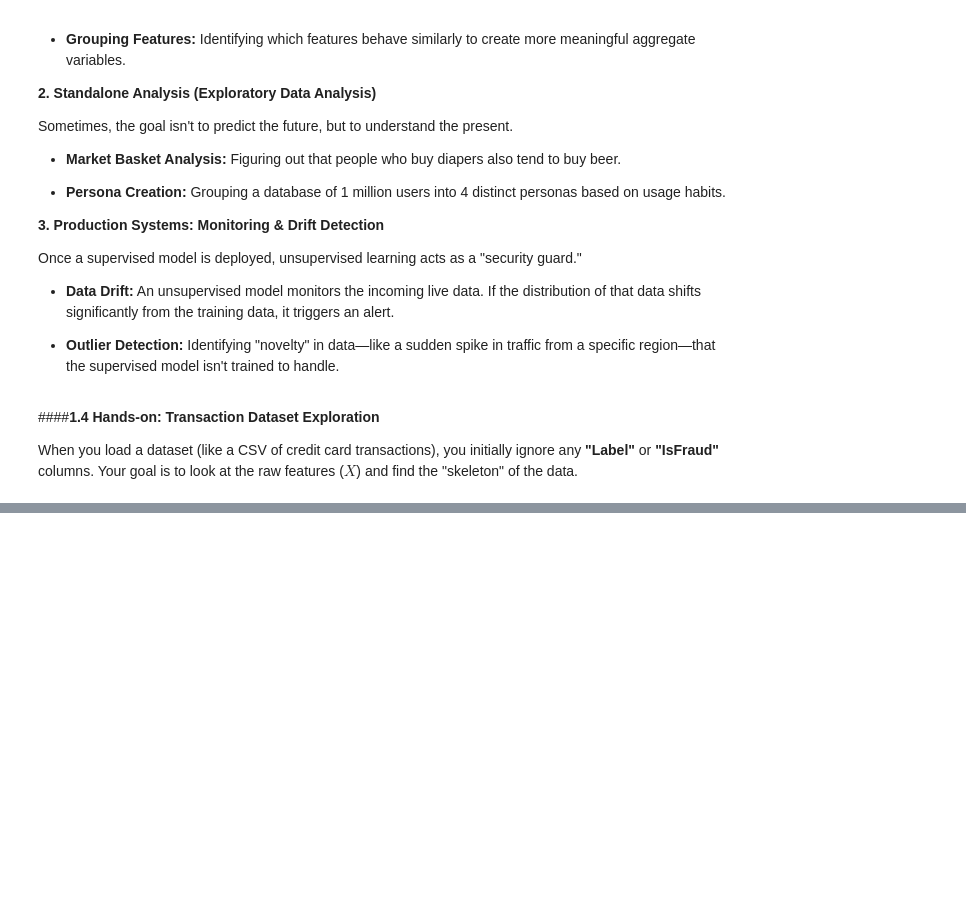
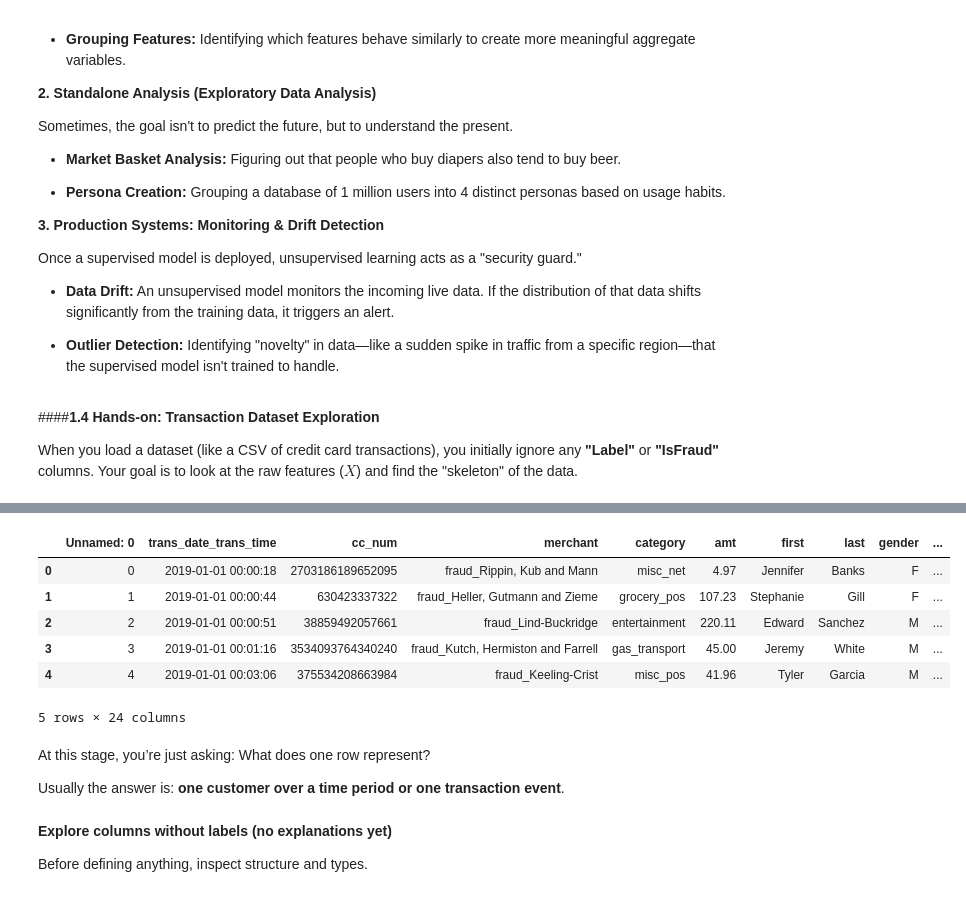
Before and after one commit to epythonlab2/AI_4_health, a Jupyter notebook: module_2_unsupervised_machine_learning.ipynb, the cells around one changed output, grey strips where cells are left out. Drawn from its saved outputs; the diff is of its cells as text; code cells hidden in the pictures; blank space fills up the shorter version.

```diff
--- a/module_2_unsupervised_machine_learning.ipynb
+++ b/module_2_unsupervised_machine_learning.ipynb
@@ -109,11 +109,11 @@ files.upload()
 !chmod 600 ~/.kaggle/kaggle.json
 
 # 3. Download and unzip the dataset
-!kaggle datasets download -d arjunbhasin2013/ccdata
-!unzip ccdata.zip
+!kaggle datasets download -d priyamchoksi/credit-card-transactions-dataset
+!unzip credit-card-transactions-dataset.zip
 
 # 4. Load the data
 import pandas as pd
-df = pd.read_csv('CC GENERAL.csv', encoding='ISO-8859-1')
+df = pd.read_csv('credit_card_transactions.csv', encoding='ISO-8859-1')
 # %% [output]
 [interactive output not drawn]
@@ -126,0 +127,20 @@ replace CC GENERAL.csv? [y]es, [n]o, [A]ll, [N]one, [r]ename: yes
+# %%
+# Explore the data
+df.head()
+# %% [output]
+|  | Unnamed: 0 | trans_date_trans_time | cc_num | merchant | category | amt | first | last | gender | ... |
+| 0 | 0 | 2019-01-01 00:00:18 | 2703186189652095 | fraud_Rippin, Kub and Mann | misc_net | 4.97 | Jennifer | Banks | F | ... |
+| 1 | 1 | 2019-01-01 00:00:44 | 630423337322 | fraud_Heller, Gutmann and Zieme | grocery_pos | 107.23 | Stephanie | Gill | F | ... |
+| 2 | 2 | 2019-01-01 00:00:51 | 38859492057661 | fraud_Lind-Buckridge | entertainment | 220.11 | Edward | Sanchez | M | ... |
+| 3 | 3 | 2019-01-01 00:01:16 | 3534093764340240 | fraud_Kutch, Hermiston and Farrell | gas_transport | 45.00 | Jeremy | White | M | ... |
+| 4 | 4 | 2019-01-01 00:03:06 | 375534208663984 | fraud_Keeling-Crist | misc_pos | 41.96 | Tyler | Garcia | M | ... |
+5 rows × 24 columns
+# %% [markdown]
+At this stage, you’re just asking:
+What does one row represent?
+
+Usually the answer is: **one customer over a time period or one transaction event**.
+# %% [markdown]
+**Explore columns without labels (no explanations yet)**
+
+Before defining anything, inspect structure and types.
```
Also changed, not shown: parts of 7 cells of this notebook.
